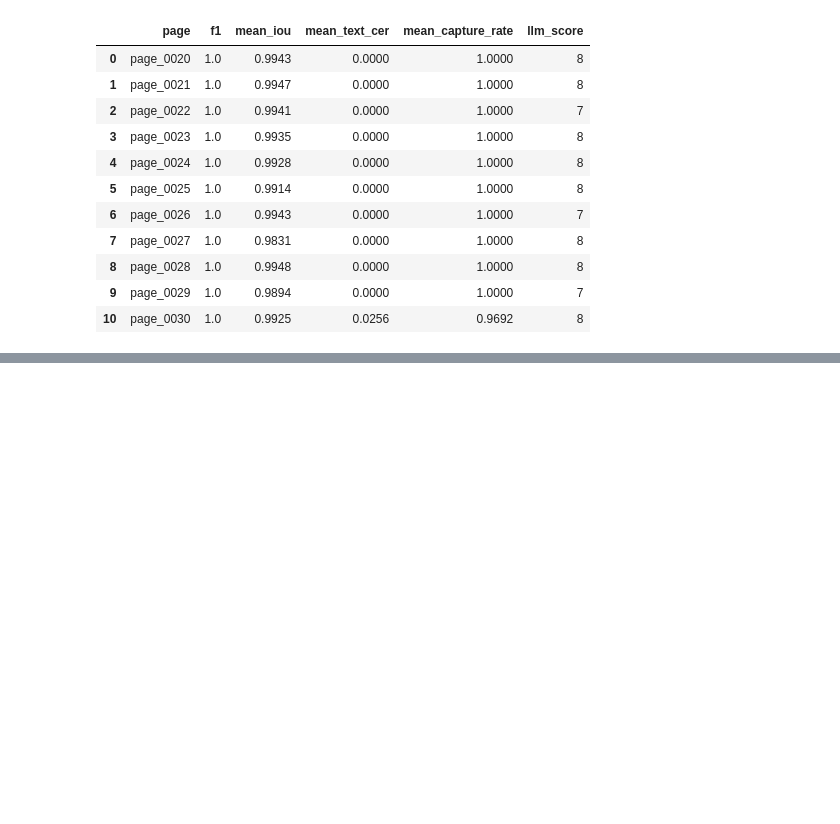
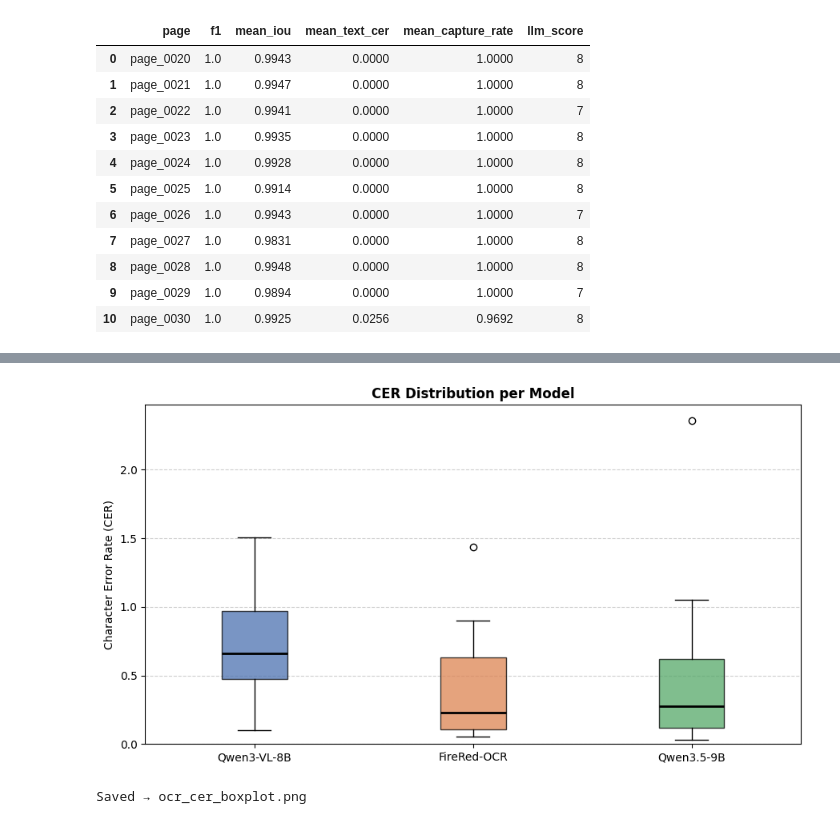
Before and after one commit to zeronohako/iconologia, a Jupyter notebook: notebook.ipynb, the cells around one changed output, grey strips where cells are left out. Saved outputs shown, nothing was run; the diff lists cells and outputs as text; code cells hidden in the pictures; blank space fills up the shorter version.

```diff
--- a/notebook.ipynb
+++ b/notebook.ipynb
@@ -545,0 +797,55 @@ Mean LLM Score:    7.7 / 10
+# %%
+
+
+fig, ax = plt.subplots(figsize=(9, 5))
+
+
+
+plot_data = []
+
+plot_labels = []
+
+for label in MODEL_COLS.values():
+
+    col = f"cer_{label}"
+
+    vals = df_ocr[col].dropna().tolist()
+
+    plot_data.append(vals)
+
+    plot_labels.append(label)
+
+
+
+bp = ax.boxplot(plot_data, labels=plot_labels, patch_artist=True,
+
+                medianprops=dict(color="black", linewidth=2))
+
+for patch, color in zip(bp["boxes"], ["#4C72B0", "#DD8452", "#55A868"]):
+
+    patch.set_facecolor(color)
+
+    patch.set_alpha(0.75)
+
+
+
+ax.set_ylabel("Character Error Rate (CER)")
+
+ax.set_title("CER Distribution per Model", fontsize=12, fontweight="bold")
+
+ax.set_ylim(0, None)
+
+ax.yaxis.grid(True, linestyle="--", alpha=0.6)
+
+
+
+plt.tight_layout()
+
+plt.savefig("ocr_cer_boxplot.png", dpi=150, bbox_inches="tight")
+
+plt.show()
+
+print("Saved → ocr_cer_boxplot.png")
+# %% [output]
+[figure, added]
+Saved → ocr_cer_boxplot.png
```
Also changed, not shown: parts of 11 cells of this notebook, 10 other files.
